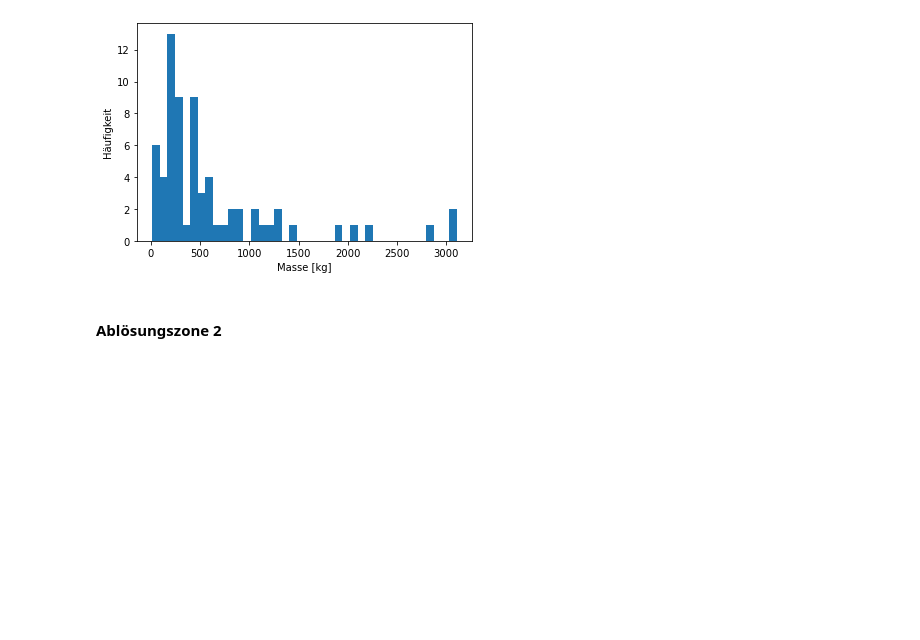
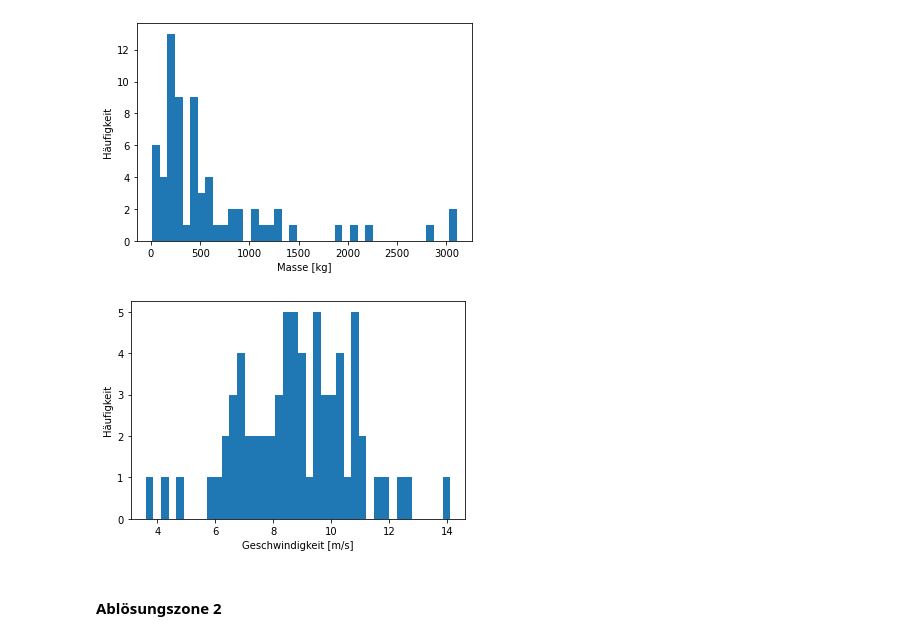
Before and after one commit to 7ben18/FHNW_Steinschlagrisiko, a Jupyter notebook: FHNW_Steinschlagrisiko.ipynb, the cells around one changed output. Saved outputs shown, nothing was run; the diff lists cells and outputs as text; code cells hidden in the pictures; blank space fills up the shorter version.

Commit message:
add cdf and speed histogram
add cdf for mass and speed df1, df2,
add speed histogram

```diff
--- a/FHNW_Steinschlagrisiko.ipynb
+++ b/FHNW_Steinschlagrisiko.ipynb
@@ -130,6 +130,12 @@ plt.ylabel('Häufigkeit')
 plt.xlabel('Masse [kg]');
 # %% [output]
 [figure]
+# %%
+plt.hist(df1['Geschwindigkeit [m/s]'], density=False, bins=40)
+plt.ylabel('Häufigkeit')
+plt.xlabel('Geschwindigkeit [m/s]');
+# %% [output]
+[figure, added]
 # %% [markdown]
 #### Ablösungszone 2
 # %%
```
Also changed, not shown: parts of 8 cells of this notebook.
